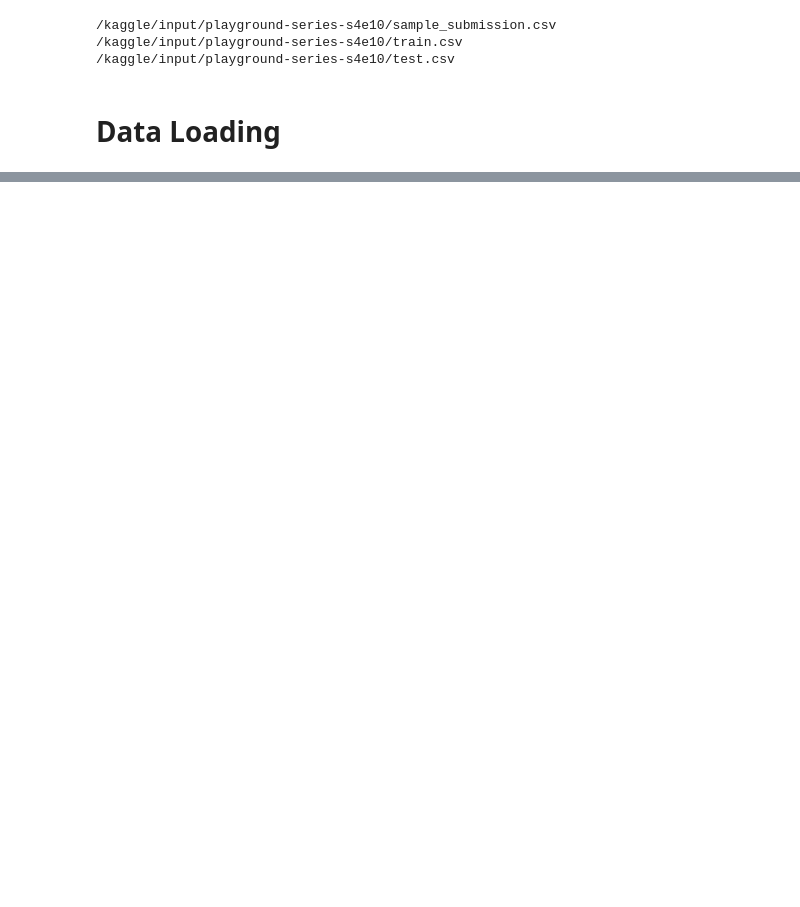
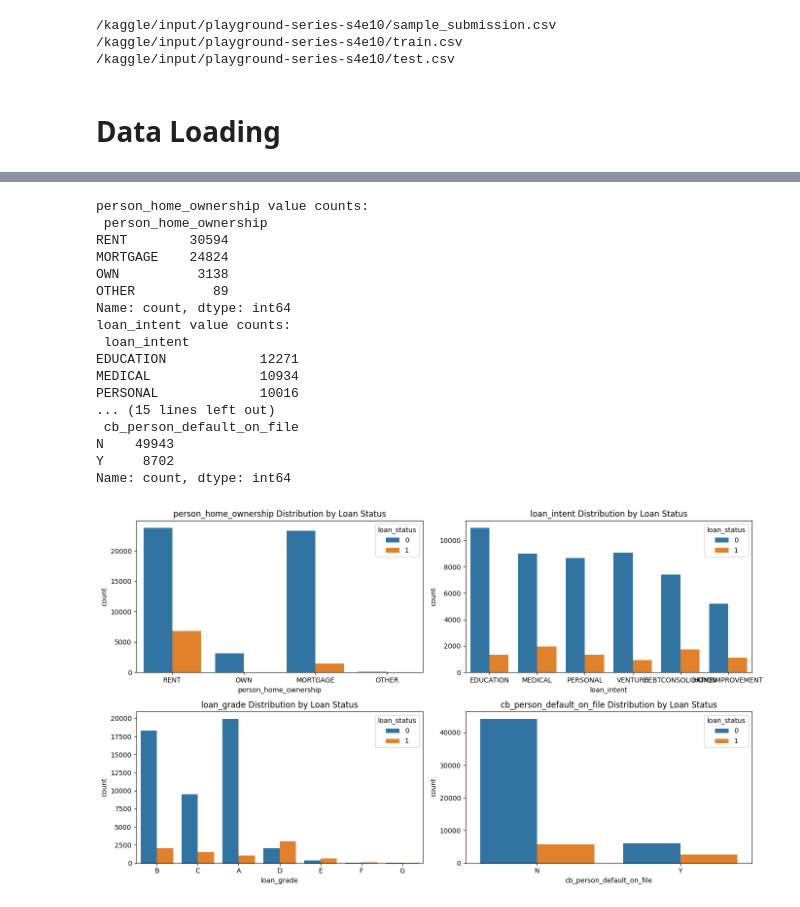
Before and after one commit to fkaan/loan-approval-prediction, a Jupyter notebook: loan-approval-prediction.ipynb, the cells around one changed output, grey strips where cells are left out. Drawn from its saved outputs; the diff is of its cells as text; code cells hidden in the pictures; blank space fills up the shorter version.

```diff
--- a/loan-approval-prediction.ipynb
+++ b/loan-approval-prediction.ipynb
@@ -228,0 +125,32 @@ plt.show()
+# %%
+cat_features = ['person_home_ownership', 'loan_intent', 'loan_grade', 'cb_person_default_on_file']
+
+for col in cat_features:
+    print(f"{col} value counts:\n", df_train[col].value_counts())
+
+plt.figure(figsize=(14,8))
+for i, col in enumerate(cat_features, 1):
+    plt.subplot(2, 2, i)
+    sns.countplot(data=df_train, x=col, hue='loan_status')
+    plt.title(f'{col} Distribution by Loan Status')
+plt.tight_layout()
+plt.show()
+# %% [output]
+person_home_ownership value counts:
+ person_home_ownership
+RENT        30594
+MORTGAGE    24824
+OWN          3138
+OTHER          89
+Name: count, dtype: int64
+loan_intent value counts:
+ loan_intent
+EDUCATION            12271
+MEDICAL              10934
+PERSONAL             10016
+... (15 lines left out)
+ cb_person_default_on_file
+N    49943
+Y     8702
+Name: count, dtype: int64
+[figure, added]
```
Also changed, not shown: parts of 45 cells of this notebook.
